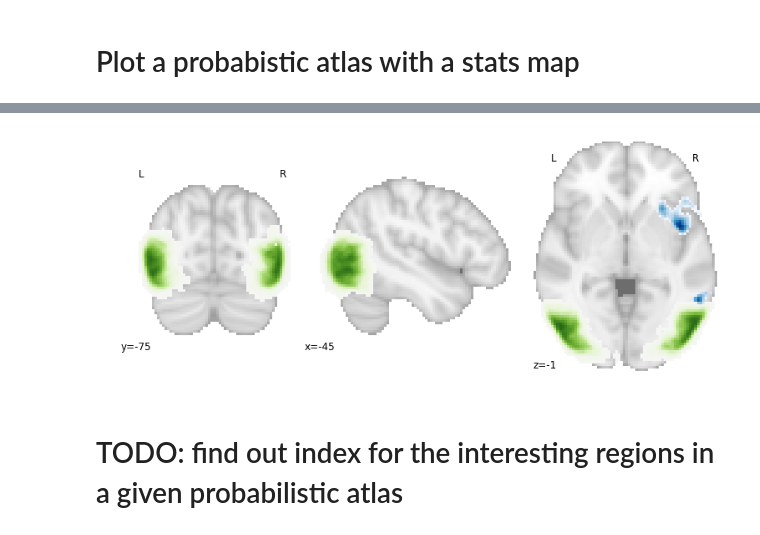
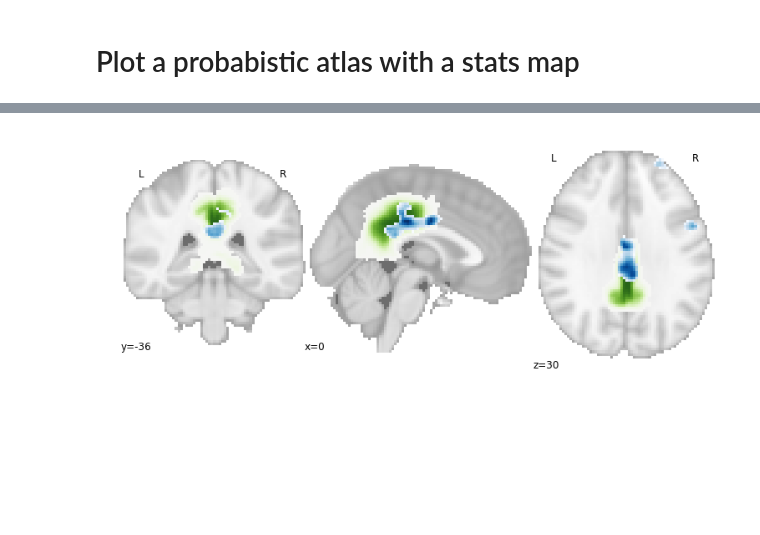
Before and after one commit to oliver-contier/famface-temporal-dynamics, a Jupyter notebook: notebooks/plot.results.ipynb, the cells around one changed output, grey strips where cells are left out. Saved outputs shown, nothing was run; the diff lists cells and outputs as text; code cells hidden in the pictures; blank space fills up the shorter version.

```diff
--- a/notebooks/plot.results.ipynb
+++ b/notebooks/plot.results.ipynb
@@ -305,13 +279,9 @@ ho_atlas_filename= ho_atlas.maps
 # %%
-# plot index 4 of probabilistic atlas (PCC in msdl atlas)
+# plot index 29 of probabilistic atlas (posterior cingulate gyrus in HarvardOxford cortical atlas)
 
-display = plot_stat_map(index_img(ho_atlas_filename, 22), colorbar=False, cmap='PiYG', draw_cross=False, axes=(0,0,1.5,1.5))
-
-# coordinates will be cut automatically to zoom into index of prob atlas
+display = plot_stat_map(index_img(ho_atlas_filename, 29), colorbar=False, cmap='PiYG', draw_cross=False, axes=(0,0,1.5,1.5))
 
 # add stats map as overlay
 display.add_overlay(filename, cmap='Blues')
 # %% [output]
-[figure, old version]
+[figure, new version]
-# %% [markdown]
-# TODO: find out index for the interesting regions in a given probabilistic atlas
```
Also changed, not shown: parts of 6 cells of this notebook.
